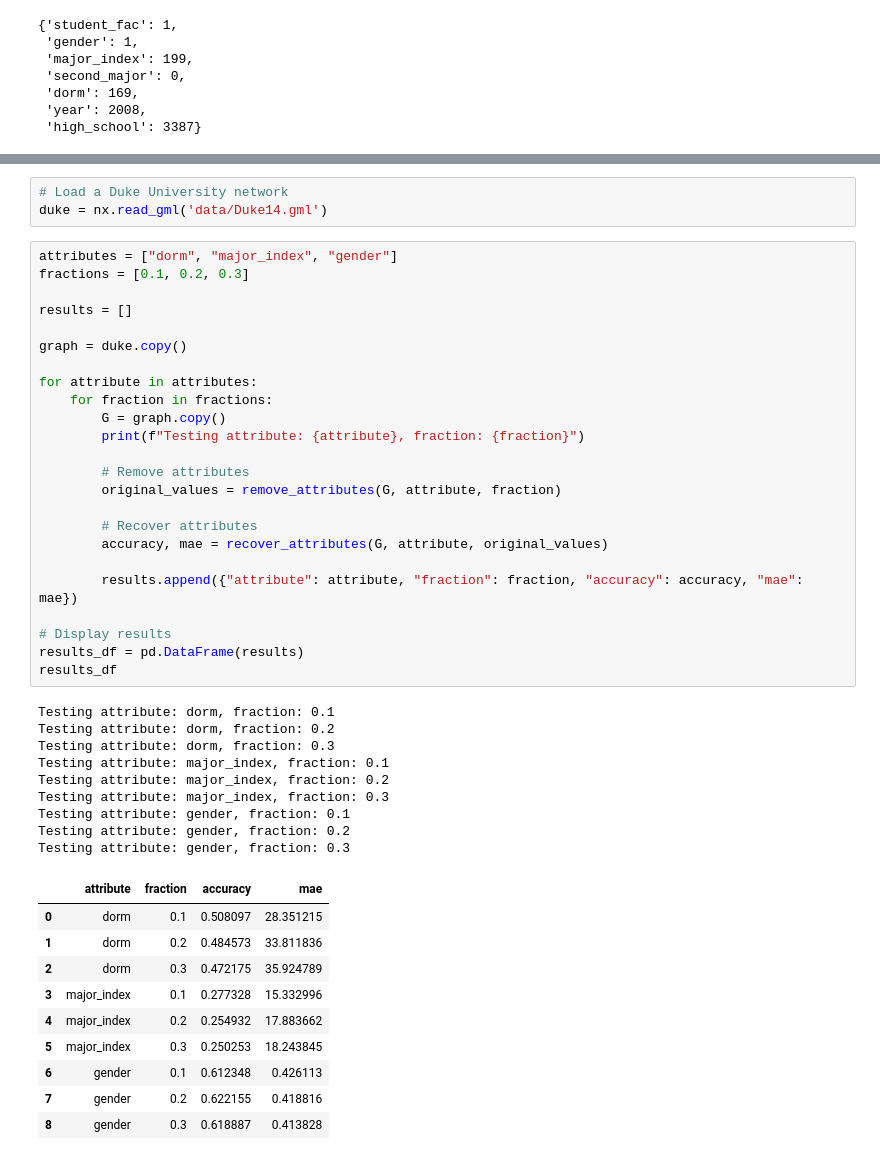
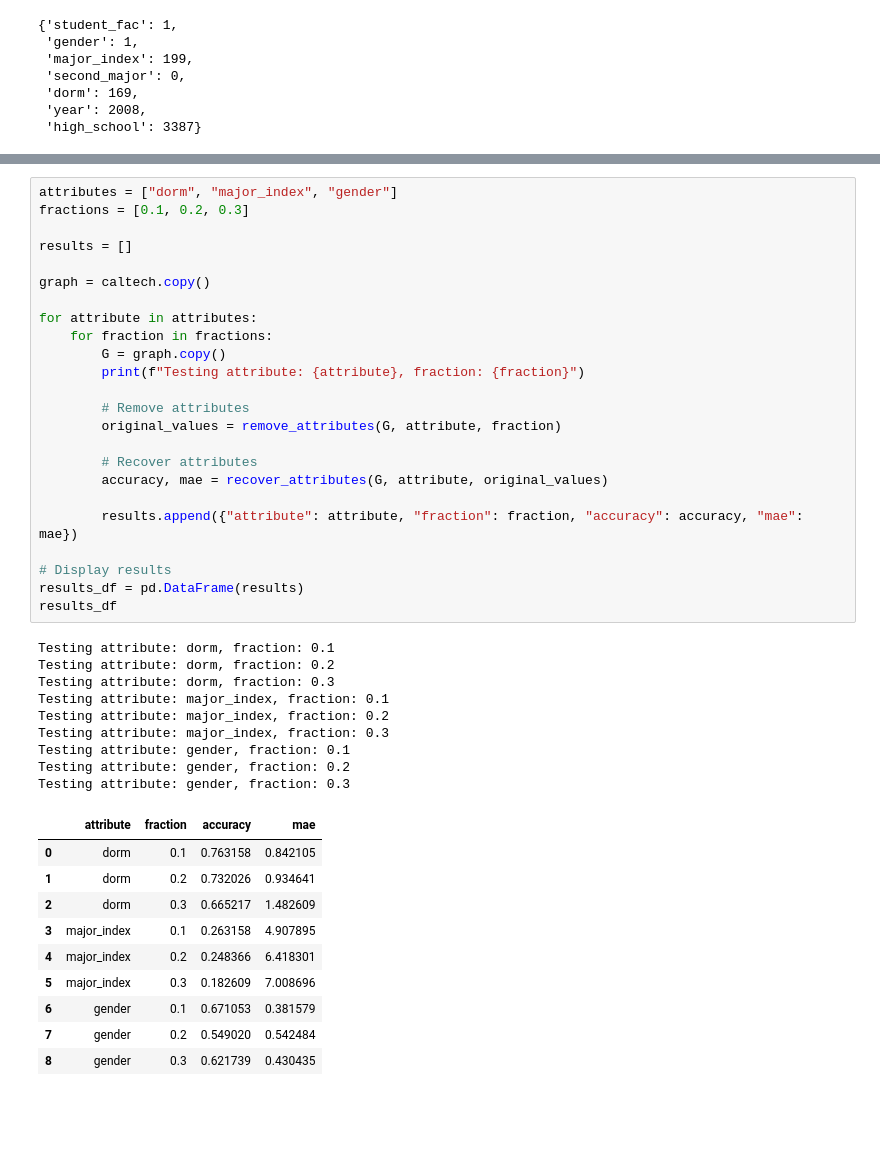
Before and after one commit to yurialvizi/NET4103-graph-learning, a Jupyter notebook: project.ipynb, the cells around one changed output, grey strips where cells are left out. Cells and saved outputs as stored; diff of their text form; blank space fills up the shorter version.

```diff
--- a/project.ipynb
+++ b/project.ipynb
@@ -961,50 +951,47 @@ def recover_attributes(graph, attribute, original_values, max_iter=50):
     mae = mean_absolute_error(y_actual_encoded, y_predicted_encoded)
 
     return accuracy, mae
-# %%
-# Load a Duke University network
-duke = nx.read_gml('data/Duke14.gml')
 # %%
 attributes = ["dorm", "major_index", "gender"]
 fractions = [0.1, 0.2, 0.3]
 
 results = []
 
-graph = duke.copy()
+graph = caltech.copy()
 
 for attribute in attributes:
     for fraction in fractions:
         G = graph.copy()
         print(f"Testing attribute: {attribute}, fraction: {fraction}")
 
         # Remove attributes
         original_values = remove_attributes(G, attribute, fraction)
 
         # Recover attributes
         accuracy, mae = recover_attributes(G, attribute, original_values)
 
         results.append({"attribute": attribute, "fraction": fraction, "accuracy": accuracy, "mae": mae})
 
 # Display results
 results_df = pd.DataFrame(results)
 results_df
 # %% [output]
 Testing attribute: dorm, fraction: 0.1
 Testing attribute: dorm, fraction: 0.2
 Testing attribute: dorm, fraction: 0.3
 Testing attribute: major_index, fraction: 0.1
 Testing attribute: major_index, fraction: 0.2
 Testing attribute: major_index, fraction: 0.3
 Testing attribute: gender, fraction: 0.1
 Testing attribute: gender, fraction: 0.2
 Testing attribute: gender, fraction: 0.3
 |  | attribute | fraction | accuracy | mae |
-| 0 | dorm | 0.1 | 0.508097 | 28.351215 |
-| 1 | dorm | 0.2 | 0.484573 | 33.811836 |
-| 2 | dorm | 0.3 | 0.472175 | 35.924789 |
-| 3 | major_index | 0.1 | 0.277328 | 15.332996 |
-| 4 | major_index | 0.2 | 0.254932 | 17.883662 |
-| 5 | major_index | 0.3 | 0.250253 | 18.243845 |
-| 6 | gender | 0.1 | 0.612348 | 0.426113 |
-| 7 | gender | 0.2 | 0.622155 | 0.418816 |
-| 8 | gender | 0.3 | 0.618887 | 0.413828 |
+| 0 | dorm | 0.1 | 0.763158 | 0.842105 |
+| 1 | dorm | 0.2 | 0.732026 | 0.934641 |
+| 2 | dorm | 0.3 | 0.665217 | 1.482609 |
+| 3 | major_index | 0.1 | 0.263158 | 4.907895 |
+| 4 | major_index | 0.2 | 0.248366 | 6.418301 |
+| 5 | major_index | 0.3 | 0.182609 | 7.008696 |
+| 6 | gender | 0.1 | 0.671053 | 0.381579 |
+| 7 | gender | 0.2 | 0.549020 | 0.542484 |
+| 8 | gender | 0.3 | 0.621739 | 0.430435 |
```
Also changed, not shown: parts of 35 cells of this notebook.
